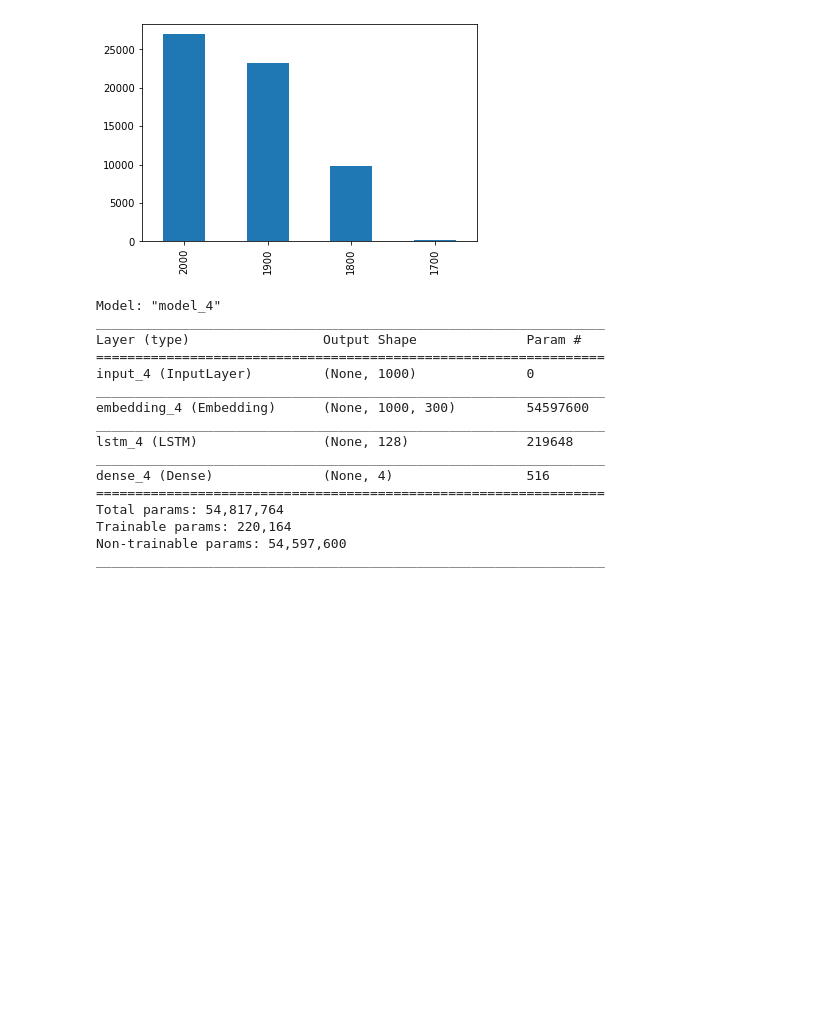
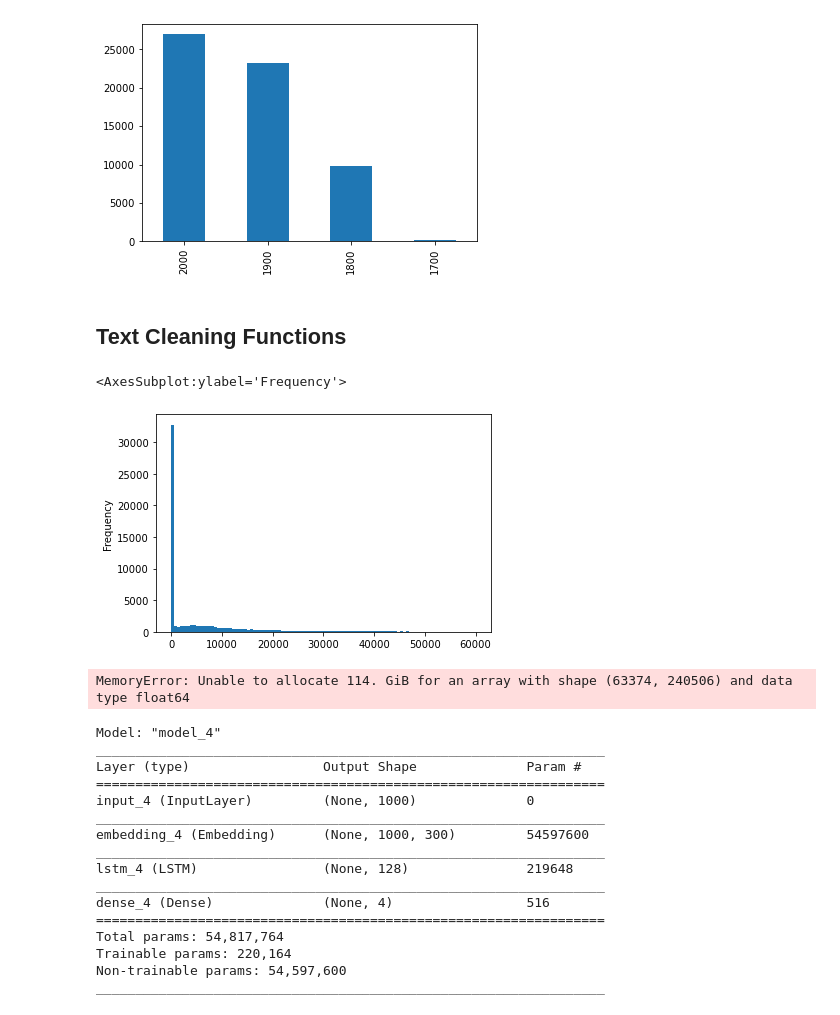
Before and after one commit to kspicer80/bulk_scotus, a Jupyter notebook: undersampling_notebook.ipynb, the cells around one changed output. Drawn from its saved outputs; the diff is of its cells as text; code cells hidden in the pictures; blank space fills up the shorter version.

```diff
--- a/undersampling_notebook.ipynb
+++ b/undersampling_notebook.ipynb
@@ -80,4 +96,52 @@ def preprocess_text(sen):
     sentence = re.sub(r'\s+', ' ', sentence)
 
     return sentence
+# %% [markdown]
+## Text Cleaning Functions
+# %%
+def convert_to_lower(text):
+    return text.lower()
+
+def remove_numbers(text):
+    number_pattern = r'\d+'
+    without_number = re.sub(pattern=number_pattern, repl=" ", string=text)
+    return without_number
+
+def lemmatizing(text):
+    lemmatizer = WordNetLemmatizer()
+    tokens = word_tokenize(text)
+    for i in range(len(tokens)):
+        lemma_word = lemmatizer.lemmatize(tokens[i])
+        tokens[i] = lemma_word
+    return " ".join(tokens)
+
+def remove_punctuation(text):
+    return text.translate(str.maketrans('', '', string.punctuation))
+
+def remove_stopwords(text):
+    removed = []
+    stop_words = list(stopwords.words("english"))
+    tokens = word_tokenize(text)
+    for i in range(len(tokens)):
+        if tokens[i] not in stop_words:
+            removed.append(tokens[i])
+    return " ".join(removed)
+
+def remove_extra_white_spaces(text):
+    single_char_pattern = r'\s+[a-zA-Z]\s+'
+    without_sc = re.sub(pattern=single_char_pattern, repl=" ", string=text)
+    return without_sc
+# %%
+filtered_df['cleaned_html'] = filtered_df['cleaned_html'].apply(lambda x: convert_to_lower(x))
+filtered_df['cleaned_html'] = filtered_df['cleaned_html'].apply(lambda x: remove_numbers(x))
+filtered_df['cleaned_html'] = filtered_df['cleaned_html'].apply(lambda x: remove_punctuation(x))
+filtered_df['cleaned_html'] = filtered_df['cleaned_html'].apply(lambda x: remove_stopwords(x))
+filtered_df['cleaned_html'] = filtered_df['cleaned_html'].apply(lambda x: remove_extra_white_spaces(x))
+filtered_df['cleaned_html'] = filtered_df['cleaned_html'].apply(lambda x: lemmatizing(x))
+# %%
+filtered_df['length_after_cleaning'] = filtered_df['cleaned_html'].apply(lambda x: len(x))
+filtered_df['length_after_cleaning'].plot(kind='hist', bins=100, range=[0, 60000])
+# %% [output]
+<AxesSubplot:ylabel='Frequency'>
+[figure, added]
 # %%
@@ -84,0 +155,6 @@ dictionary = {1700: 0, 1800: 1, 1900: 2, 2000: 3}
+# %%
+tf_without_balancing = TfidfVectorizer()
+X_tf_wob = tf_without_balancing.fit_transform(df['cleaned_html'])
+X_tf_wob = X_tf_wob.toarray()
+# %% [output]
+MemoryError: Unable to allocate 114. GiB for an array with shape (63374, 240506) and data type float64
```
Also changed, not shown: parts of 10 cells of this notebook, 2 other files.
